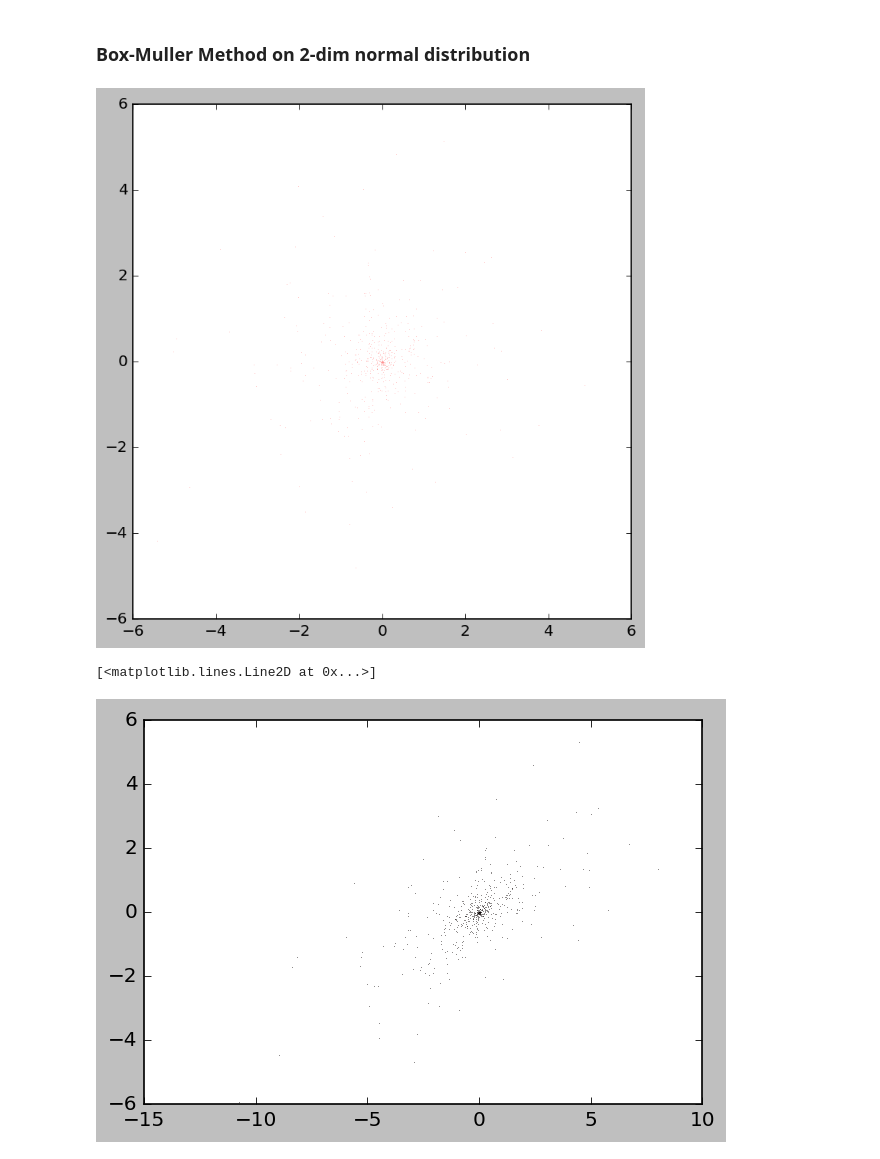
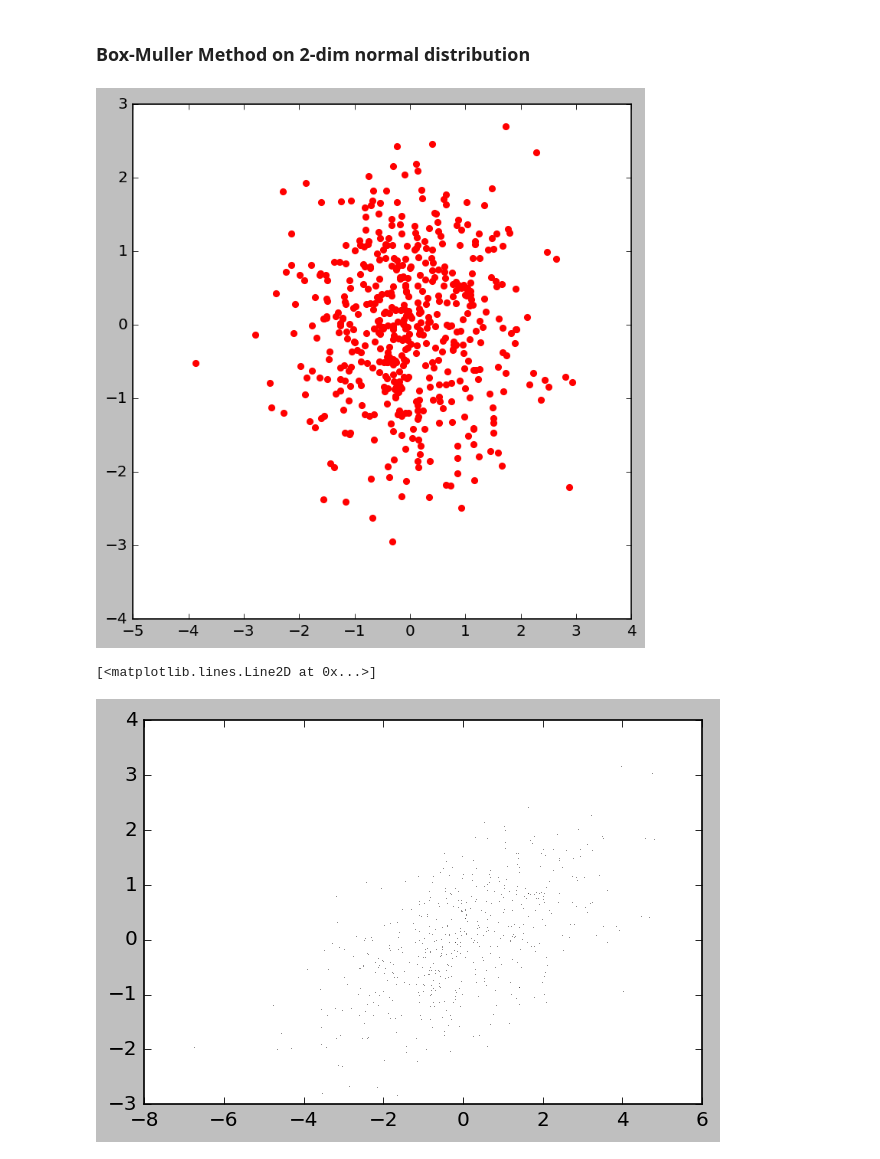
Before and after one commit to QuantLet/DigitalEconomyDecisionAnalytics, a Jupyter notebook: DEDA_StatisticsFinance/StatisticsFinanceUnit5.ipynb, the cells around one changed output. Saved outputs shown, nothing was run; the diff lists cells and outputs as text; code cells hidden in the pictures.

```diff
--- a/DEDA_StatisticsFinance/StatisticsFinanceUnit5.ipynb
+++ b/DEDA_StatisticsFinance/StatisticsFinanceUnit5.ipynb
@@ -260,33 +261,25 @@ plt.show()
 # %% [markdown]
 ### **Box-Muller Method on 2-dim normal distribution**
 # %%
-"""
-Using the Box-Muller Method to generate 2-dim normally distributed variables.
-"""
 import numpy as np
 import matplotlib.pyplot as plt
-
 np.random.seed(100)
 # For mu = (0,0), covariance matrix Sigma = identity matrix
 n = 500  # Number of random numbers
 msize = 0.1  # determines the size of the plotted points
 # a good size might be msize=5 for n=500 pts and msize=0.1 for n>50K
-a = np.random.exponential(scale=1, size=n)
+x = -np.log( np.random.uniform(low=0, high=1, size=n )) # creates an Exp(1) rv’s
+a = np.sqrt( 2*x )
 phi = np.random.uniform(low=0, high=2 * np.pi, size=n)
-
 # Change to cartesian coordinates
 x = a * np.cos(phi)
 y = a * np.sin(phi)
-
 plt.figure(figsize=(7, 7))
-plt.plot(x, y,'.r', markersize=msize)
+plt.scatter(x, y,color = 'r')
 plt.savefig('2dimnormal.png', dpi = 300, transparent = True)
 # %% [output]
-[figure, old version]
+[figure, new version]
 # %%
-"""
-For covariance matrix Sigma = A: Y = X/sqrt(Sigma) ~ N(0,I) => Y*sqrt(Sigma)
-"""
 # Calculate sqrt(A) with Jordan decomposition
 A = [[3, 1], [1, 1]]
 A_eig = np.linalg.eig(A)
@@ -296,13 +289,11 @@ Lambda = np.diag(E_val)
 np.sqrt(Lambda)
 Lambda12 = np.sqrt(Lambda)
 A12 = np.dot(np.dot(Gamma, Lambda12), np.transpose(Gamma))
-
 # Solve with matrix multiplication
 c = [x, y]
 tfxy = np.dot(A12, c)
-
 plt.figure(2, figsize=(6, 4))
 plt.plot(tfxy[0], tfxy[1], 'ro', markersize=msize)
 # %% [output]
 [<matplotlib.lines.Line2D at 0x...>]
-[figure, old version]
+[figure, new version]
```
Also changed, not shown: parts of 1 cell of this notebook.
